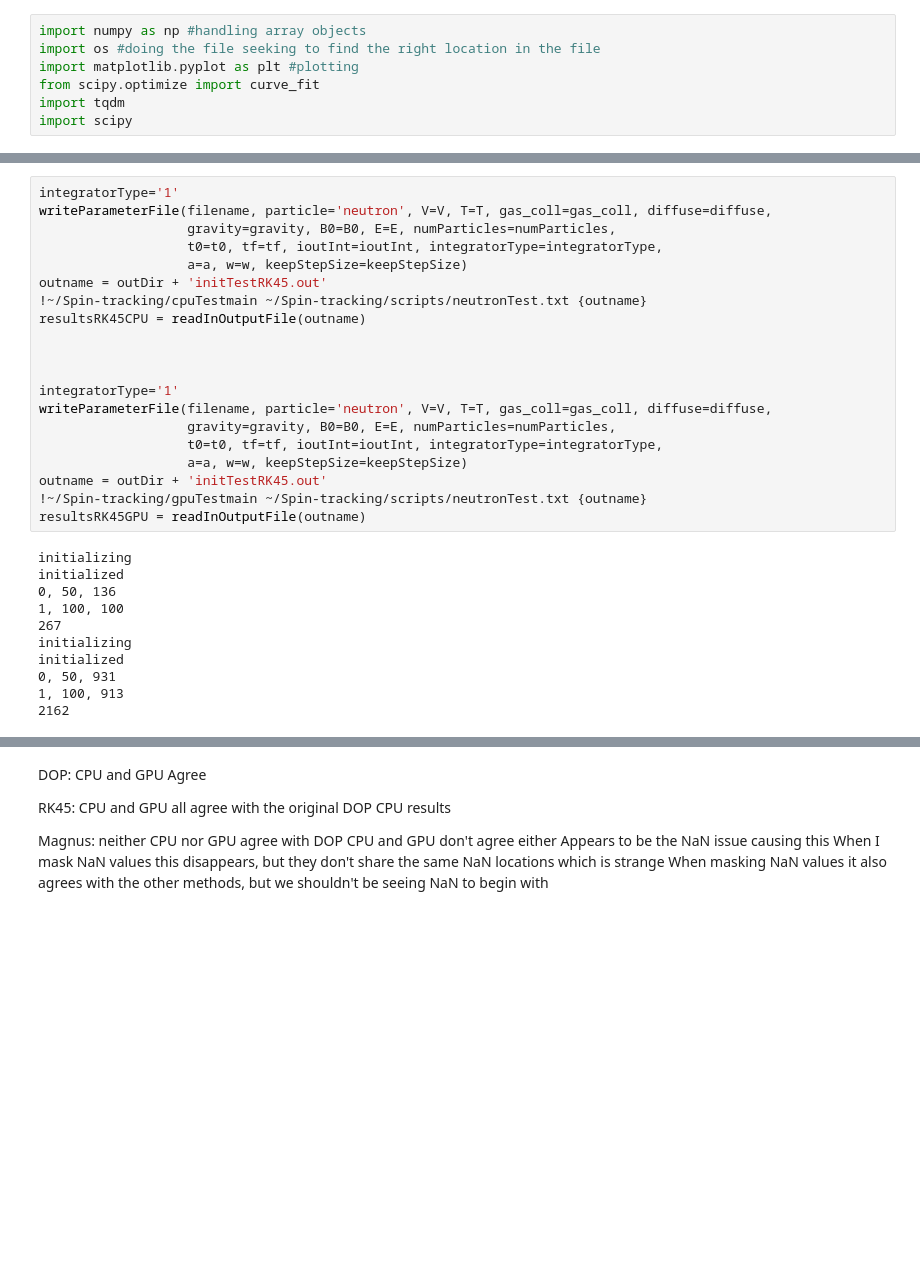
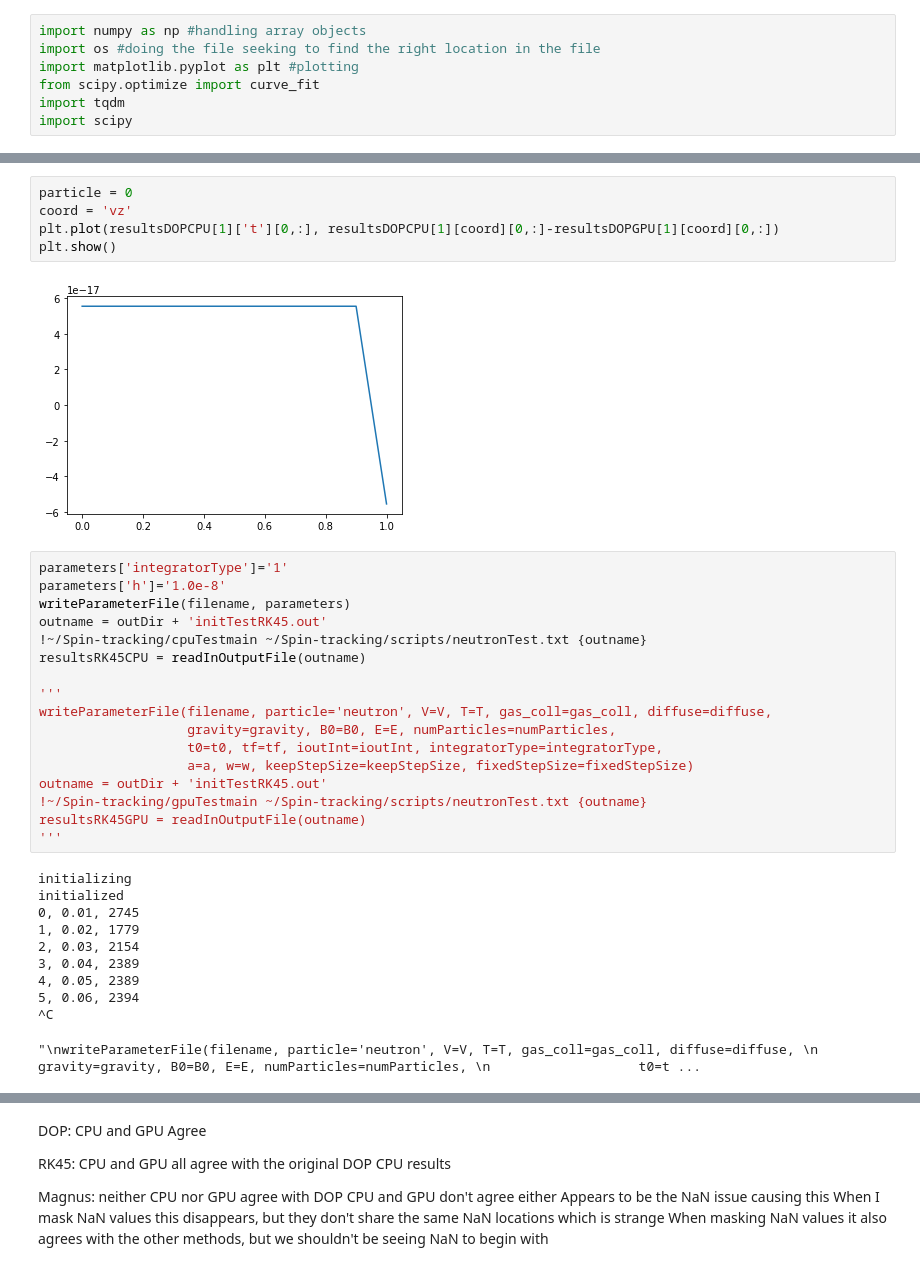
Before and after one commit to rtat-caltech/Spin-tracking, a Jupyter notebook: scripts/ValidatingSimulations.ipynb, the cells around one changed output, grey strips where cells are left out. Drawn from its saved outputs; the diff is of its cells as text; blank space fills up the shorter version.

```diff
--- a/scripts/ValidatingSimulations.ipynb
+++ b/scripts/ValidatingSimulations.ipynb
@@ -240,32 +252,36 @@ initialized
+# %%
+particle = 0
+coord = 'vz'
+plt.plot(resultsDOPCPU[1]['t'][0,:], resultsDOPCPU[1][coord][0,:]-resultsDOPGPU[1][coord][0,:])
+plt.show()
+# %% [output]
+[figure, added]
 # %%
-integratorType='1'
-writeParameterFile(filename, particle='neutron', V=V, T=T, gas_coll=gas_coll, diffuse=diffuse,
-                   gravity=gravity, B0=B0, E=E, numParticles=numParticles,
-                   t0=t0, tf=tf, ioutInt=ioutInt, integratorType=integratorType,
-                   a=a, w=w, keepStepSize=keepStepSize)
+parameters['integratorType']='1'
+parameters['h']='1.0e-8'
+writeParameterFile(filename, parameters)
 outname = outDir + 'initTestRK45.out'
 !~/Spin-tracking/cpuTestmain ~/Spin-tracking/scripts/neutronTest.txt {outname}
 resultsRK45CPU = readInOutputFile(outname)
 
-
-
-integratorType='1'
+'''
 writeParameterFile(filename, particle='neutron', V=V, T=T, gas_coll=gas_coll, diffuse=diffuse,
                    gravity=gravity, B0=B0, E=E, numParticles=numParticles,
                    t0=t0, tf=tf, ioutInt=ioutInt, integratorType=integratorType,
-                   a=a, w=w, keepStepSize=keepStepSize)
+                   a=a, w=w, keepStepSize=keepStepSize, fixedStepSize=fixedStepSize)
 outname = outDir + 'initTestRK45.out'
 !~/Spin-tracking/gpuTestmain ~/Spin-tracking/scripts/neutronTest.txt {outname}
 resultsRK45GPU = readInOutputFile(outname)
+'''
 # %% [output]
 initializing
 initialized
-0, 50, 136
-1, 100, 100
-267
-initializing
-initialized
-0, 50, 931
-1, 100, 913
-2162
+0, 0.01, 2745
+1, 0.02, 1779
+2, 0.03, 2154
+3, 0.04, 2389
+4, 0.05, 2389
+5, 0.06, 2394
+^C
+"\nwriteParameterFile(filename, particle='neutron', V=V, T=T, gas_coll=gas_coll, diffuse=diffuse, \n                   gravity=gravity, B0=B0, E=E, numParticles=numParticles, \n                   t0=t ...
 # %%
```
Also changed, not shown: parts of 8 cells of this notebook, 15 other files.
